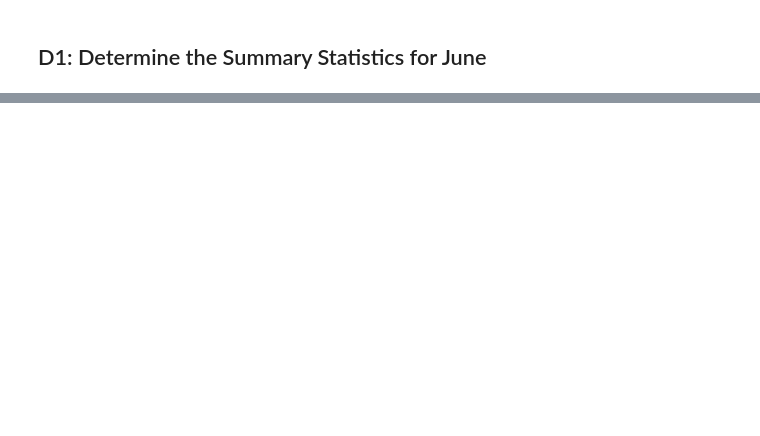
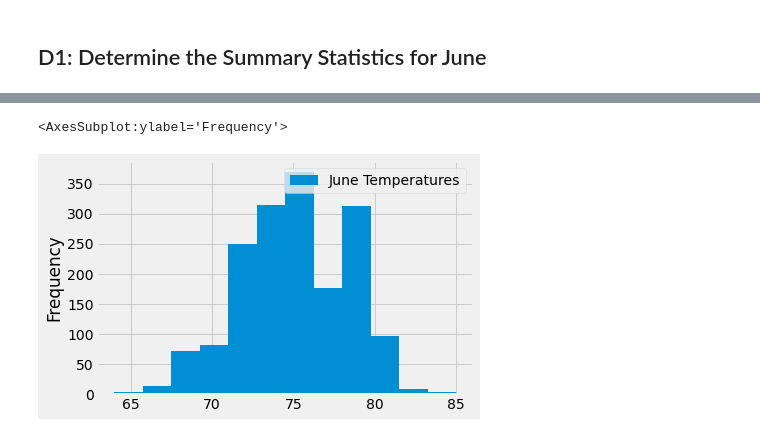
Before and after one commit to JJF1962/surfs_up, a Jupyter notebook: SurfsUp_Challenge.ipynb, the cells around one changed output, grey strips where cells are left out. Cells and saved outputs as stored; diff of their text form; code cells hidden in the pictures; blank space fills up the shorter version.

```diff
--- a/SurfsUp_Challenge.ipynb
+++ b/SurfsUp_Challenge.ipynb
@@ -41,2 +49,6 @@ from sqlalchemy import extract
 # %%
 #  3. Convert the June temperatures to a list.
+# Canvas Lesson 9.2.1
+results_june_temps = session.query(Measurement.date, Measurement.tobs).\
+    filter(extract('month', Measurement.date)=='06').all()
+print(results_june_temps)
@@ -43,2 +57,5 @@ from sqlalchemy import extract
 # %%
 # 4. Create a DataFrame from the list of temperatures for the month of June.
+# Canvas Lesson 9.2.2
+df_june_temps = pd.DataFrame(results_june_temps, columns=['Date',"June Temperatures"])
+print(df_june)
@@ -56,0 +155,8 @@ from sqlalchemy import extract
+# %%
+# Plots are not part of the chalenge I coded the plot added to my Readme
+# Canvas Lesson 9.3.4
+
+df_june_temps.plot.hist(bins=12)
+# %% [output]
+<AxesSubplot:ylabel='Frequency'>
+[figure, added]
```
Also changed, not shown: parts of 15 cells of this notebook.
